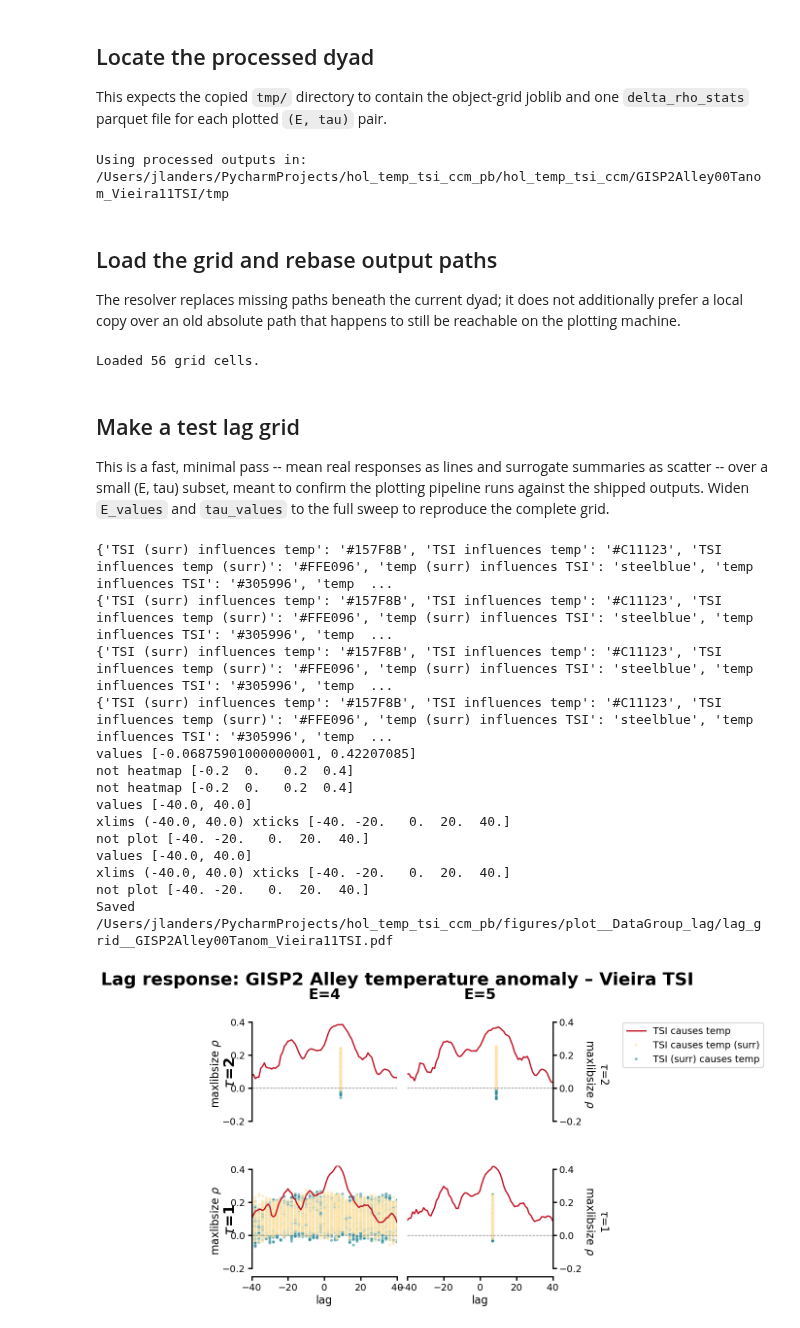
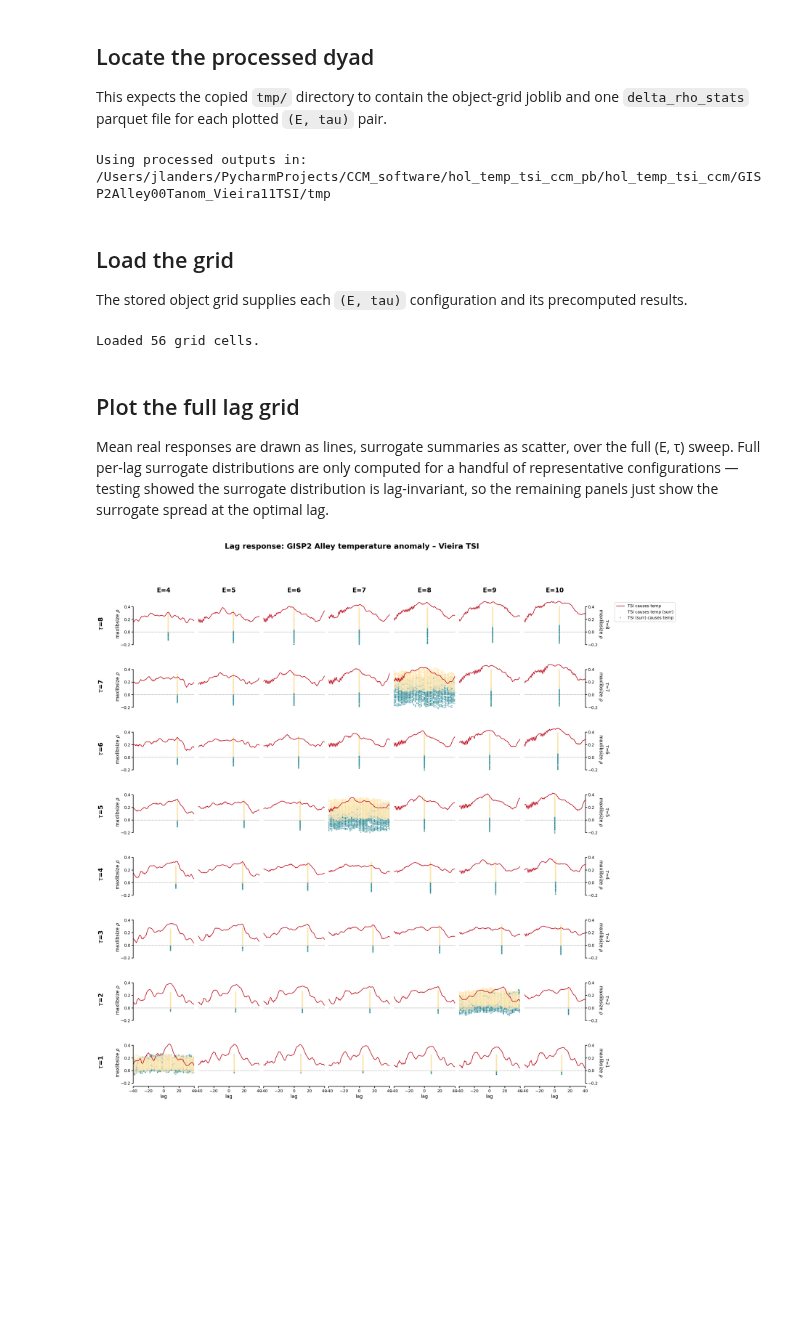
Before and after one commit to LinkedEarth/hol_temp_tsi_ccm_pb, a Jupyter notebook: notebooks/2_CCM_single_dyad/3_plot__DataGroup_lag.ipynb, the cells around one changed output. Drawn from its saved outputs; the diff is of its cells as text; code cells hidden in the pictures; blank space fills up the shorter version.

Commit message:
adds interpretation and expands grid

```diff
--- a/notebooks/2_CCM_single_dyad/3_plot__DataGroup_lag.ipynb
+++ b/notebooks/2_CCM_single_dyad/3_plot__DataGroup_lag.ipynb
@@ -56,16 +55,14 @@ config = load_config(dyad_dir / "proj_config.yaml")
 
 figures_dir = stem / "figures" / notebook_name
 figures_dir.mkdir(parents=True, exist_ok=True)
-assert tmp_dir.is_dir(), f"Missing processed outputs: {tmp_dir}"
 print(f"Using processed outputs in: {tmp_dir}")
 # %% [output]
-Using processed outputs in: /Users/jlanders/PycharmProjects/hol_temp_tsi_ccm_pb/hol_temp_tsi_ccm/GISP2Alley00Tanom_Vieira11TSI/tmp
+Using processed outputs in: /Users/jlanders/PycharmProjects/CCM_software/hol_temp_tsi_ccm_pb/hol_temp_tsi_ccm/GISP2Alley00Tanom_Vieira11TSI/tmp
 # %% [markdown]
-## Load the grid and rebase output paths
+## Load the grid
 
-The resolver replaces missing paths beneath the current dyad; it does not
-additionally prefer a local copy over an old absolute path that happens to
-still be reachable on the plotting machine.
+The stored object grid supplies each `(E, tau)` configuration and its precomputed
+results.
 # %%
 grid_path = tmp_dir / f"{proj_name}_obj_grid__update.joblib"
 if not grid_path.exists():
@@ -79,7 +76,7 @@ def upgrade_legacy_grid_cell(cell_obj):
         cell_obj._outputs = [] if legacy_output is None else [legacy_output]
     return cell_obj
 
-object_grid_test = {}
+object_grid_filtered = {}
 for _, cell_obj in object_grid.items():
     cell_obj = upgrade_legacy_grid_cell(cell_obj)
     if cell_obj is None or cell_obj.output is None:
@@ -89,23 +86,24 @@ for _, cell_obj in object_grid.items():
     output.set_relationships()
     E, tau = output.grp_config.E, output.grp_config.tau
     if 4 <= E <= 10 and 1 <= tau <= 8:
-        object_grid_test[(E, tau)] = cell_obj
+        object_grid_filtered[(E, tau)] = cell_obj
 
-print(f"Loaded {len(object_grid_test)} grid cells.")
+print(f"Loaded {len(object_grid_filtered)} grid cells.")
 # %% [output]
 Loaded 56 grid cells.
 # %% [markdown]
-## Make a test lag grid
+## Plot the full lag grid
 
-This is a fast, minimal pass -- mean real responses as lines and surrogate
-summaries as scatter -- over a small (E, tau) subset, meant to confirm the
-plotting pipeline runs against the shipped outputs. Widen `E_values` and
-`tau_values` to the full sweep to reproduce the complete grid.
+Mean real responses are drawn as lines, surrogate summaries as scatter, over the
+full (E, τ) sweep. Full per-lag surrogate distributions are only computed for a
+handful of representative configurations — testing showed the surrogate
+distribution is lag-invariant, so the remaining panels just show the surrogate
+spread at the optimal lag.
 # %%
-E_values = range(4, 6)
-tau_values = range(1, 3)
-available_E = [E for E in E_values if any(key[0] == E for key in object_grid_test)]
-available_tau = [tau for tau in tau_values if any(key[1] == tau for key in object_grid_test)]
+E_values = range(4, 11)
+tau_values = range(1, 9)
+available_E = [E for E in E_values if any(key[0] == E for key in object_grid_filtered)]
+available_tau = [tau for tau in tau_values if any(key[1] == tau for key in object_grid_filtered)]
 row_var, col_var = 'tau', 'E'
 rows, cols = len(available_tau), len(available_E)
 gridplot = GridPlot(rows, cols)
@@ -121,47 +119,33 @@ for row, row_var_val in enumerate(reversed(available_tau)):
 
         E= row_var_val if row_var=='E' else col_var_val
         tau = row_var_val if row_var=='tau' else col_var_val
-        cell_obj = object_grid_test.get((E, tau))
+        cell_obj = object_grid_filtered.get((E, tau))
         if cell_obj is None:
             gridplot.set_ax(row, col, ax, entry_type=None)
             continue
         try:
             lag_plot = LagPlot(ax=ax, palette=config.pal.to_dict(), y_var="maxlibsize_rho")
             lag_plot.make_classic_lag_plot(
                 cell_obj.output, stats_only=True, scatter=True, boxplot=False, relation_scope=["r1"]
             )
-            print(lag_plot.palette)
             lag_plot.annotations += cell_obj.annotations
             lag_plot.tidy_plot(legend=False)
             lag_plot.ax.set_ylabel('\n'.join(row_labels+lag_plot.ax.get_ylabel().split('\n')))
             lag_plot.ax.set_title('\n'.join(col_labels + [lag_plot.ax.get_title()]))
             gridplot.ylims += [lag_plot.min_y, lag_plot.max_y]
             gridplot.add_handles_labels(lag_plot.scatter_handles, lag_plot.scatter_labels, kind="scatter")
             gridplot.add_handles_labels(lag_plot.line_handles, lag_plot.line_labels, kind="line")
             gridplot.set_ax(row, col, lag_plot.ax, entry_type="plot")
         except Exception as error:
             print(f"Could not plot E={E}, tau={tau}: {error}")
             gridplot.set_ax(row, col, ax, entry_type=None)
 
+gridplot.ylims = [-0.1, 0.5]
 gridplot.remove_empty()
 gridplot.tidy_rows(add_hline=0, ylim_by="central", title_pad=-5, num_xticks=5, num_yticks=5,
                    supylabel_offset=.07, rlabel_pad=40, titley=1.1)
 
 gridplot.add_legend(bbox_to_anchor=(1.45, 1))
 # save_figure(gridplot.fig, figures_dir, stem=f"lag_grid__{proj_name}", dry_run=True)
 # %% [output]
-{'TSI (surr) influences temp': '#157F8B', 'TSI influences temp': '#C11123', 'TSI influences temp (surr)': '#FFE096', 'temp (surr) influences TSI': 'steelblue', 'temp influences TSI': '#305996', 'temp  ...
-{'TSI (surr) influences temp': '#157F8B', 'TSI influences temp': '#C11123', 'TSI influences temp (surr)': '#FFE096', 'temp (surr) influences TSI': 'steelblue', 'temp influences TSI': '#305996', 'temp  ...
-{'TSI (surr) influences temp': '#157F8B', 'TSI influences temp': '#C11123', 'TSI influences temp (surr)': '#FFE096', 'temp (surr) influences TSI': 'steelblue', 'temp influences TSI': '#305996', 'temp  ...
-{'TSI (surr) influences temp': '#157F8B', 'TSI influences temp': '#C11123', 'TSI influences temp (surr)': '#FFE096', 'temp (surr) influences TSI': 'steelblue', 'temp influences TSI': '#305996', 'temp  ...
-values [-0.06875901000000001, 0.42207085]
-not heatmap [-0.2  0.   0.2  0.4]
-not heatmap [-0.2  0.   0.2  0.4]
-values [-40.0, 40.0]
-xlims (-40.0, 40.0) xticks [-40. -20.   0.  20.  40.]
-not plot [-40. -20.   0.  20.  40.]
-values [-40.0, 40.0]
-xlims (-40.0, 40.0) xticks [-40. -20.   0.  20.  40.]
-not plot [-40. -20.   0.  20.  40.]
-Saved /Users/jlanders/PycharmProjects/hol_temp_tsi_ccm_pb/figures/plot__DataGroup_lag/lag_grid__GISP2Alley00Tanom_Vieira11TSI.pdf
-[figure, old version]
+[figure, new version]
```
Also changed, not shown: parts of 4 cells of this notebook.
